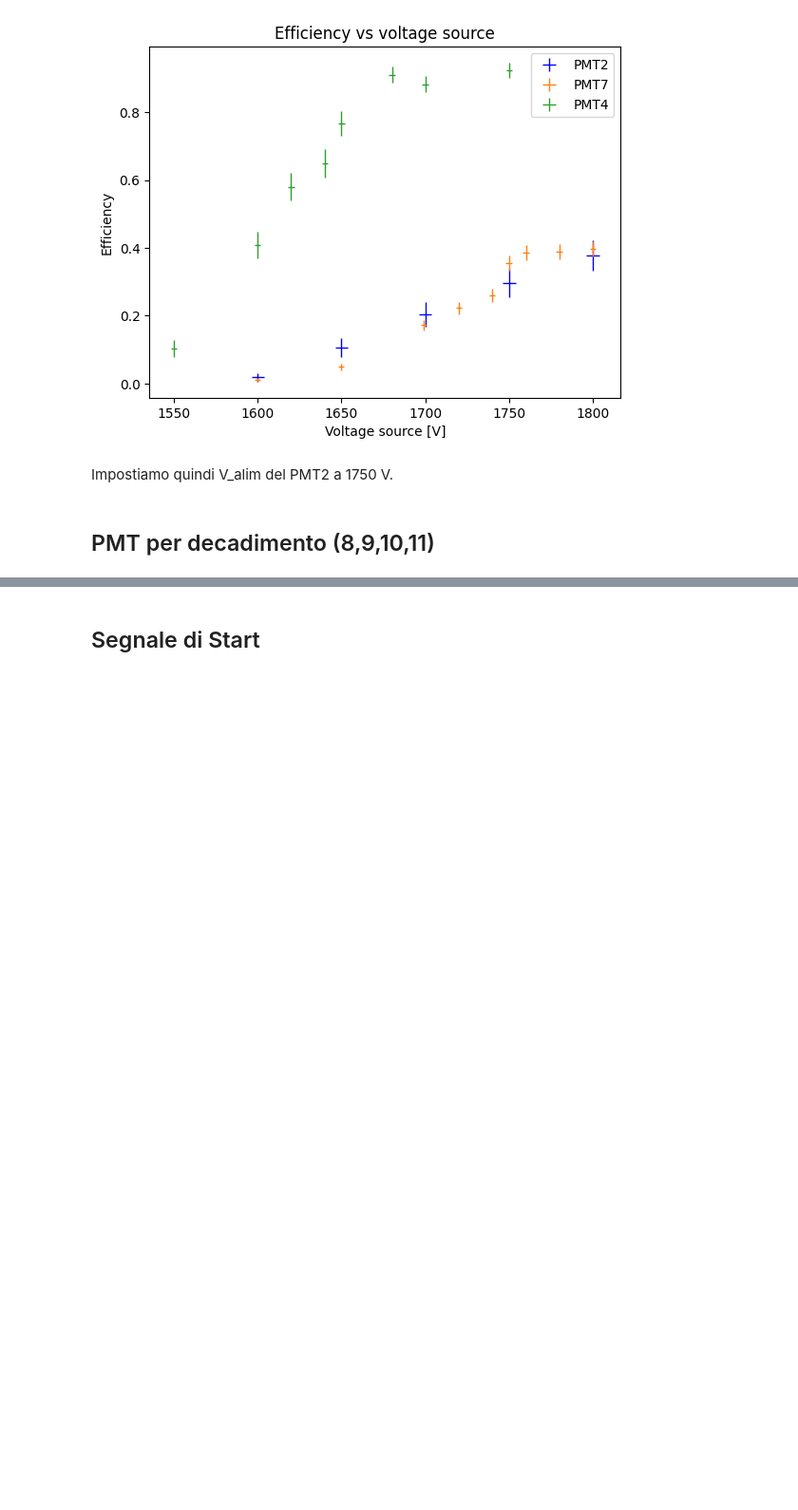
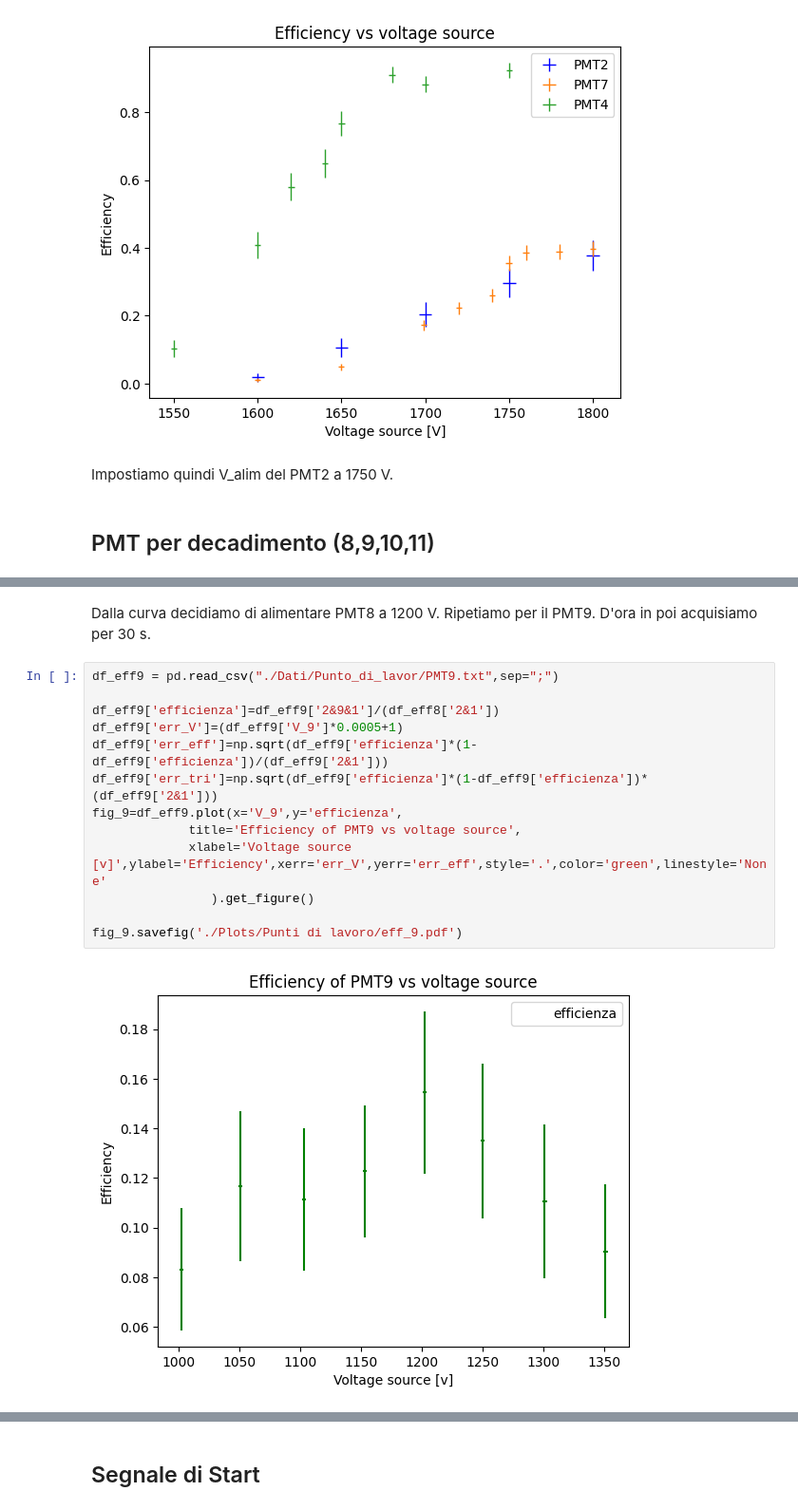
Before and after one commit to zenith378/MuLife, a Jupyter notebook: Logbook.ipynb, the cells around one changed output, grey strips where cells are left out. Shown: that part at 95% size. Saved outputs shown, nothing was run; the diff lists cells and outputs as text; blank space fills up the shorter version.

```diff
--- a/Logbook.ipynb
+++ b/Logbook.ipynb
@@ -165,0 +199,17 @@ Osserviamo i segnali del PMT8. Impostiamo un'alimentazione di 1126 V e una sogli
+# %% [markdown]
+Dalla curva decidiamo di alimentare PMT8 a 1200 V. Ripetiamo per il PMT9. D'ora in poi acquisiamo per 30 s.
+# %%
+df_eff9 = pd.read_csv("./Dati/Punto_di_lavor/PMT9.txt",sep=";")
+
+df_eff9['efficienza']=df_eff9['2&9&1']/(df_eff8['2&1'])
+df_eff9['err_V']=(df_eff9['V_9']*0.0005+1)
+df_eff9['err_eff']=np.sqrt(df_eff9['efficienza']*(1-df_eff9['efficienza'])/(df_eff9['2&1']))
+df_eff9['err_tri']=np.sqrt(df_eff9['efficienza']*(1-df_eff9['efficienza'])*(df_eff9['2&1']))
+fig_9=df_eff9.plot(x='V_9',y='efficienza',
+             title='Efficiency of PMT9 vs voltage source',
+             xlabel='Voltage source [v]',ylabel='Efficiency',xerr='err_V',yerr='err_eff',style='.',color='green',linestyle='None'
+                ).get_figure()
+
+fig_9.savefig('./Plots/Punti di lavoro/eff_9.pdf')
+# %% [output]
+[figure, added]
```
Also changed, not shown: parts of 18 cells of this notebook, 12 other files.
